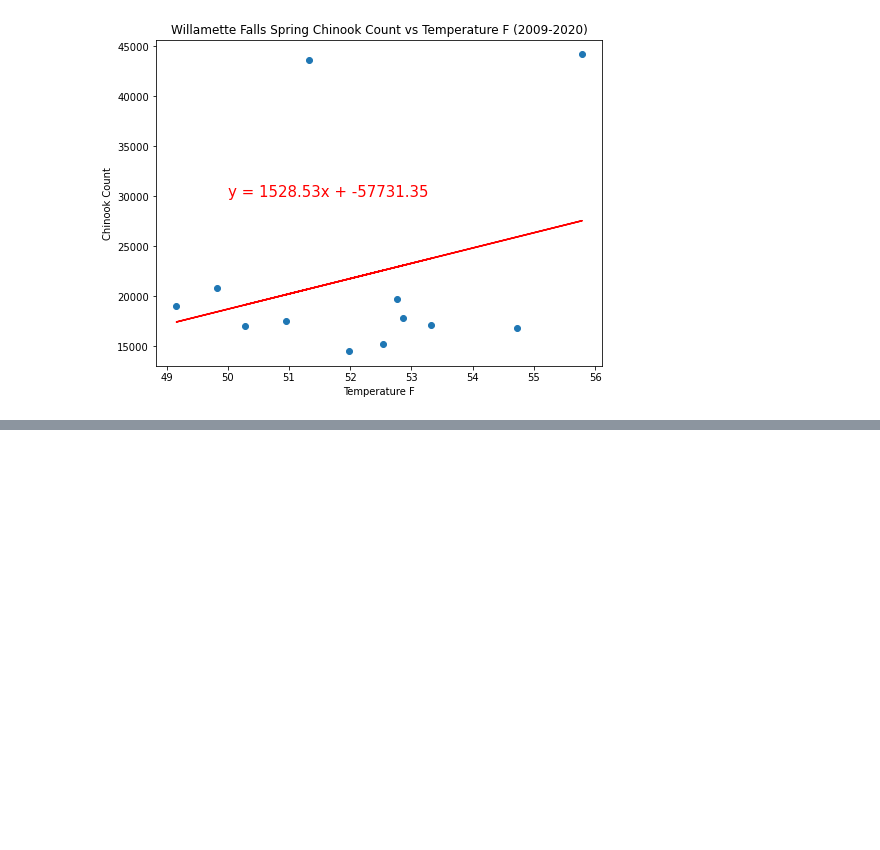
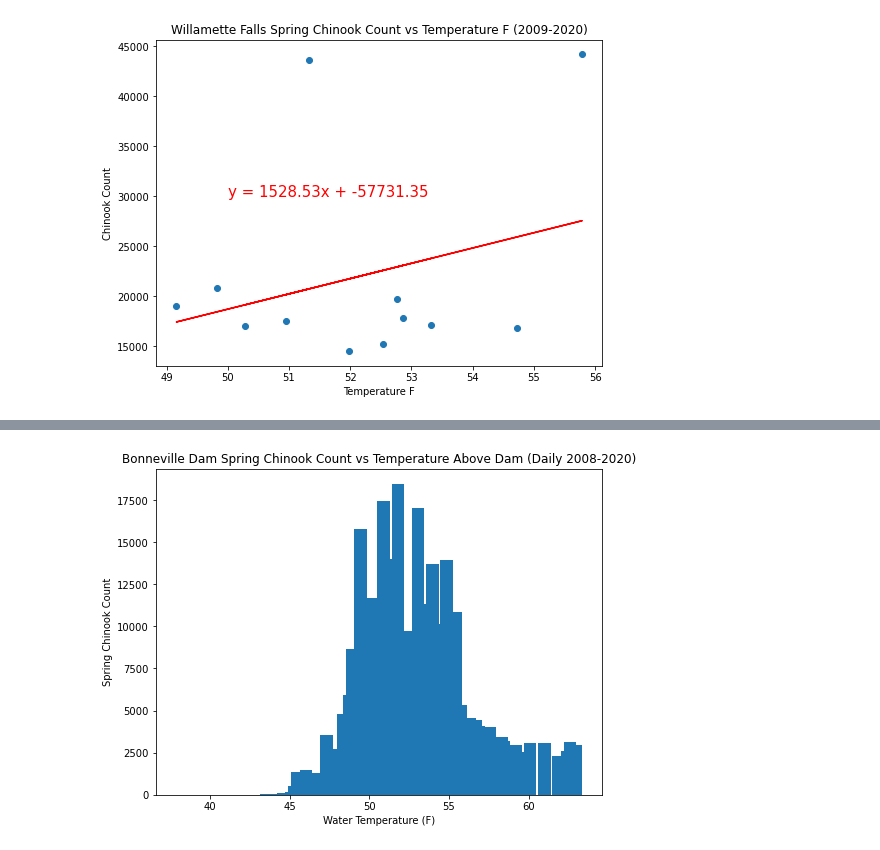
Before and after one commit to jayhjman/bootcamp-project1, a Jupyter notebook: last_willamette.ipynb, the cells around one changed output, grey strips where cells are left out. Drawn from its saved outputs; the diff is of its cells as text; code cells hidden in the pictures; blank space fills up the shorter version.

```diff
--- a/last_willamette.ipynb
+++ b/last_willamette.ipynb
@@ -193,0 +226,11 @@ The p-value is: 0.3639097578067074
+# %%
+# Plot bar char distribution
+fig, ax = plt.subplots(figsize=(8,6))
+ax.set_xlabel("Water Temperature (F)")
+ax.set_ylabel("Spring Chinook Count")
+ax.set_title("Bonneville Dam Spring Chinook Count vs Temperature Above Dam (Daily 2008-2020)")
+ax.bar(clean_temp_above_bonn_df["temperature_f"], clean_temp_above_bonn_df["Chin"])
+plt.savefig(daily_image_path + "bonn_above_daily_bar_temp.png")
+plt.show()
+# %% [output]
+[figure, added]
```
Also changed, not shown: parts of 7 cells of this notebook, 4 other files.
